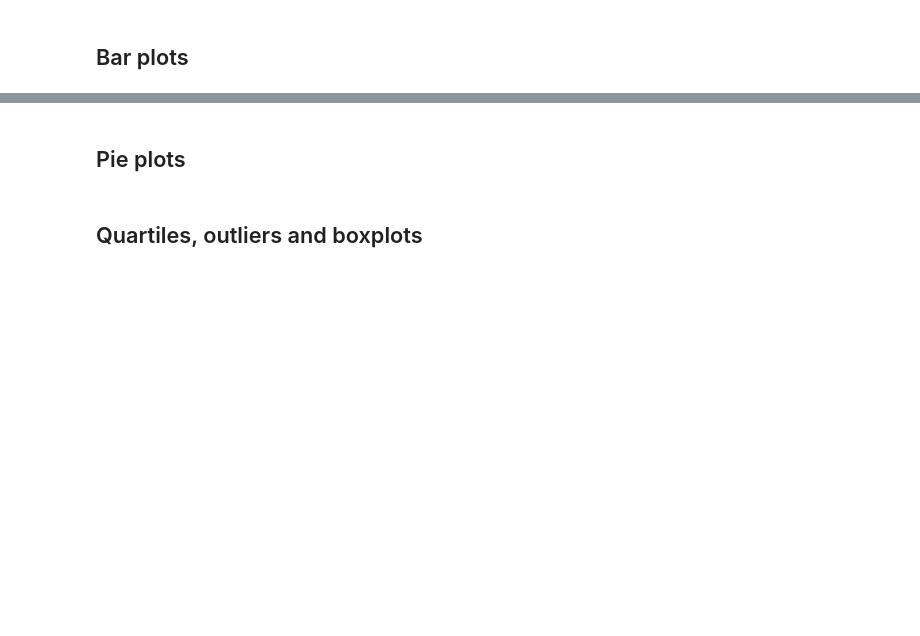
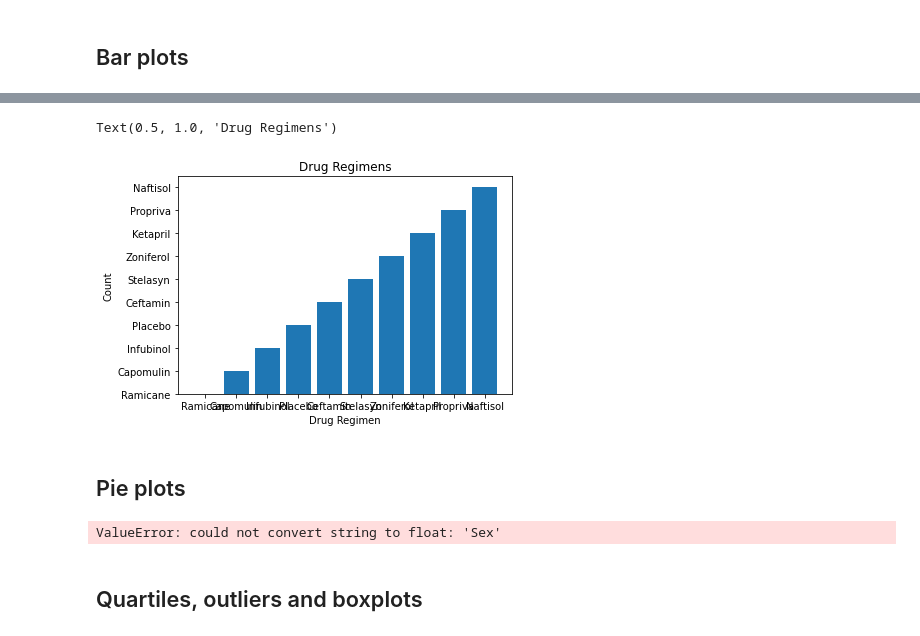
Before and after one commit to oconnormatt781/matplotlibChallenge, a Jupyter notebook: Pymaceuticals/pymaceuticals_starter.ipynb, the cells around one changed output, grey strips where cells are left out. Saved outputs shown, nothing was run; the diff lists cells and outputs as text; code cells hidden in the pictures; blank space fills up the shorter version.

```diff
--- a/Pymaceuticals/pymaceuticals_starter.ipynb
+++ b/Pymaceuticals/pymaceuticals_starter.ipynb
@@ -28,8 +53,29 @@ study_results = pd.read_csv(study_results)
 # %%
 # Generate a bar plot showing number of data points for each treatment regimen using pyplot
+
+file = "data/Mouse_metadata.csv"
+data = pd.read_csv(file)
+df = pd.DataFrame(data)
+plt.bar(df["Drug Regimen"], df["Drug Regimen"])
+plt.xlabel("Drug Regimen")
+plt.ylabel("Count")
+plt.title("Drug Regimens")
+# %% [output]
+Text(0.5, 1.0, 'Drug Regimens')
+[figure, added]
 # %% [markdown]
 ## Pie plots
 # %%
 # Generate a pie plot showing the distribution of female versus male mice using pandas
+file = "data/Mouse_metadata.csv"
+data = pd.read_csv(file)
+df = pd.DataFrame(data)
+plt.title("Male vs Female Mice")
+plt.pie('Sex',
+        autopct="%1.1f%%", shadow=True, startangle=90)
+plt.axis("equal")
+plt.show()
+# %% [output]
+ValueError: could not convert string to float: 'Sex'
 # %%
 # Generate a pie plot showing the distribution of female versus male mice using pyplot
```
Also changed, not shown: parts of 8 cells of this notebook, 3 other files.
